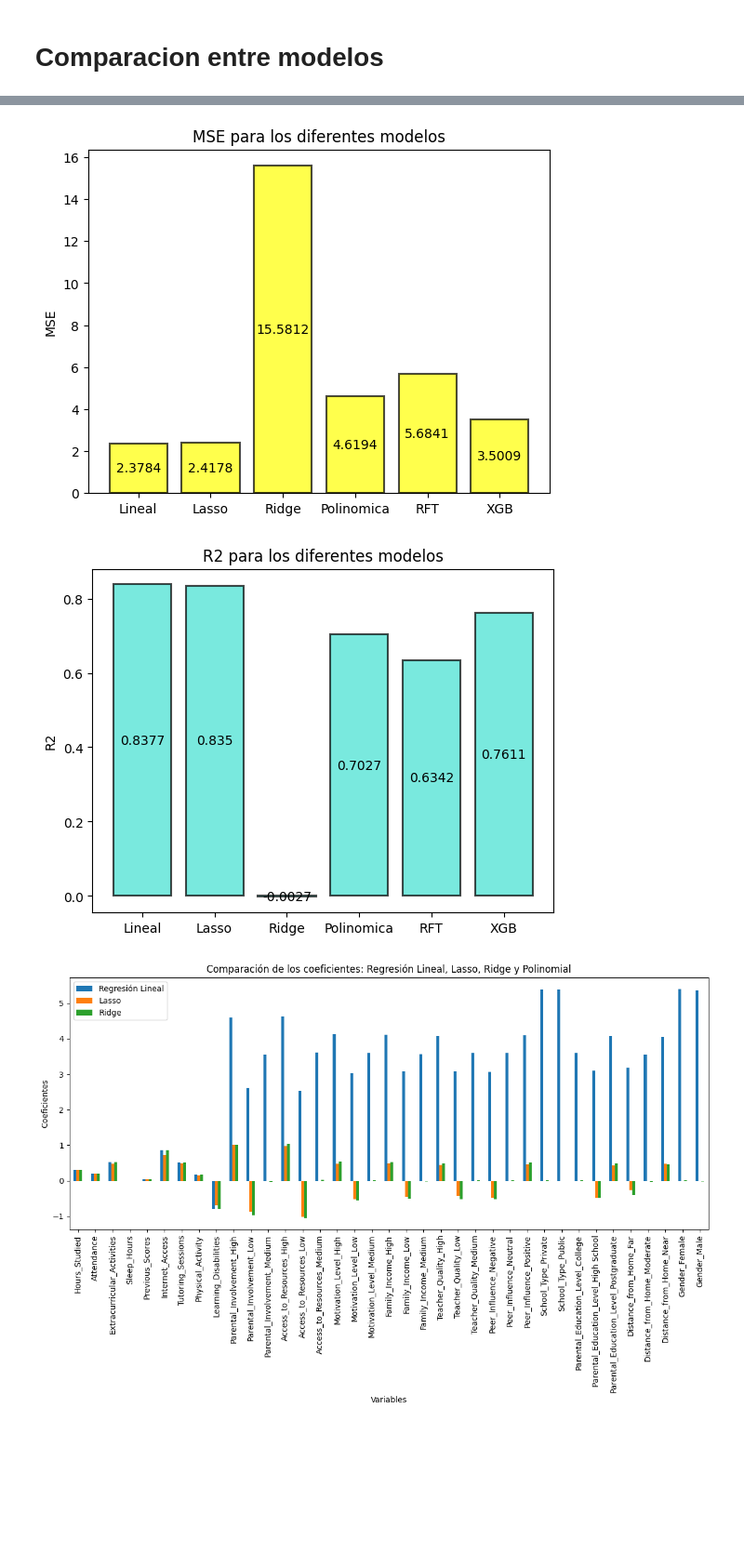
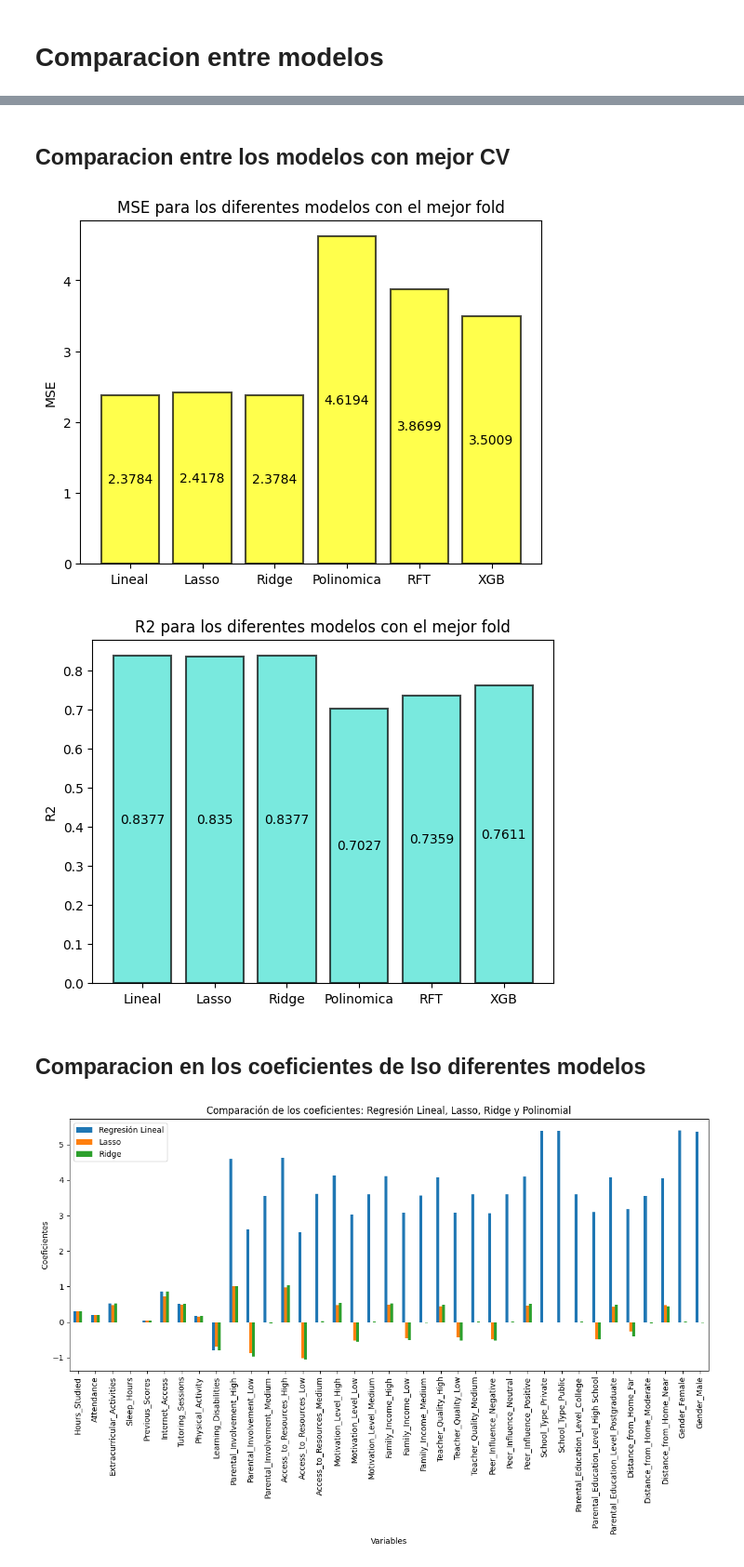
Before and after one commit to MatiasdeBuren/Final-Modelos-y-Simulacion, a Jupyter notebook: modelosFinal.ipynb, the cells around one changed output, grey strips where cells are left out. Shown at 93% size. Saved outputs shown, nothing was run; the diff lists cells and outputs as text; code cells hidden in the pictures; blank space fills up the shorter version.

```diff
--- a/modelosFinal.ipynb
+++ b/modelosFinal.ipynb
@@ -481,12 +564,18 @@ y_train = y[:int(0.8*len(y))]
 y_test = y[int(0.8*len(y)):]
 PolynomialFeatures = PolynomialFeatures(2)
 X_poly = PolynomialFeatures.fit_transform(X)
+X_poly_train, X_poly_test, y_train, y_test = train_test_split(X_poly, y, test_size=0.2, random_state=42)
 
-polimicoBestCV = sm.OLS(y_train, x_train).fit()
-predictions = polimicoBestCV.predict(x_test)
+polimicoBestCV = sm.OLS(y_train, X_poly_train).fit()
+predictions = polimicoBestCV.predict(X_poly_test)
 polimicoBestCVMSE = mean_squared_error(y_test, predictions)
 polimicoBestCVR2 = r2_score(y_test, predictions)
+
 coeficientes_polynomial = polimicoBestCV.params[:len(x_train.columns)]
+
 print('MSE:', polimicoBestCVMSE)
 print('R2:', polimicoBestCVR2)
+
+for i in range(len(coeficientes_polynomial)):
+    print(f'{X.columns[i]}: {coeficientes_polynomial[i]}')
 # %% [output]
@@ -541,12 +645,12 @@ R2: 0.837707473462215
 # %% [markdown]
 ## RFT con mejores hiperparametros y el promedio CV
 # %%
-RFTMeanCV = RandomForestRegressor(max_depth=20, min_samples_leaf=4, min_samples_split=2, n_estimators=200)
+# RFTMeanCV = RandomForestRegressor(max_depth=20, min_samples_leaf=4, min_samples_split=2, n_estimators=200)
 
 
-RFTMeanCVMSE = np.mean(-cross_val_score(RFTMeanCV, X, y, scoring='neg_mean_squared_error', cv=5))
-RFTMeanCVR2 = np.mean(cross_val_score(RFTMeanCV, X, y, scoring='r2', cv=5))
+# RFTMeanCVMSE = np.mean(-cross_val_score(RFTMeanCV, X, y, scoring='neg_mean_squared_error', cv=5))
+# RFTMeanCVR2 = np.mean(cross_val_score(RFTMeanCV, X, y, scoring='r2', cv=5))
 
 
-print('MSE:', RFTMeanCVMSE)
-print('R2:', RFTMeanCVR2)
+# print('MSE:', RFTMeanCVMSE)
+# print('R2:', RFTMeanCVR2)
@@ -724,0 +828,11 @@ R2: 0.7611070906150025
+# %%
+model_names = ['Lineal', 'Lasso', 'Ridge', 'Polinomica', 'RFT', 'XGB']
+mse = [regresionLinealMeanCVMSE, lassoMeanCVMSE, ridgeMeanCVMSE, polimicoMeanCVMSE, RFTMeanCVMSE, XGBMeanCVMSE]
+
+bars = plt.bar(model_names, mse, color='yellow', alpha=0.7, width=0.8, align='center', edgecolor='black', linewidth=1.5, capsize=0.5, ecolor='black')
+plt.ylabel('MSE')
+plt.title('MSE para los diferentes modelos con la media de CV')
+for bar in bars:
+    yval = bar.get_height()
+    plt.text(bar.get_x() + bar.get_width()/2, yval/2, round(yval, 4), ha='center', va='center', color='black')
+plt.show()
@@ -724,0 +841,10 @@ R2: 0.7611070906150025
+# %%
+r2 = [regresionLinealMeanCVR2, lassoMeanCVR2, ridgeMeanCVR2, polimicoMeanCVR2, RFTMeanCVR2, XGBMeanCVR2]
+
+bars = plt.bar(model_names, r2, color='turquoise', alpha=0.7, width=0.8, align='center', edgecolor='black', linewidth=1.5, capsize=0.5, ecolor='black')
+plt.ylabel('R2')
+plt.title('R2 para los diferentes modelos con la media de CV')
+for bar in bars:
+    yval = bar.get_height()
+    plt.text(bar.get_x() + bar.get_width()/2, yval/2, round(yval, 4), ha='center', va='center', color='black')
+plt.show()
@@ -725,28 +853,33 @@ R2: 0.7611070906150025
+# %% [markdown]
+## Comparacion entre los modelos con mejor CV
 # %%
 model_names = ['Lineal', 'Lasso', 'Ridge', 'Polinomica', 'RFT', 'XGB']
-mse = [mse_regresion_lineal, mse_lasso, mse_ridge, mse_polinomial, mseRFT, mse_xgb]
+mse = [regresionLinealBestCVMSE, lassoBestCVMSE, ridgeBestCVMSE, polimicoBestCVMSE, RFTBestCVMSE, mse_xgb]
 
 bars = plt.bar(model_names, mse, color='yellow', alpha=0.7, width=0.8, align='center', edgecolor='black', linewidth=1.5, capsize=0.5, ecolor='black')
 plt.ylabel('MSE')
-plt.title('MSE para los diferentes modelos')
+plt.title('MSE para los diferentes modelos con el mejor fold')
 for bar in bars:
     yval = bar.get_height()
     plt.text(bar.get_x() + bar.get_width()/2, yval/2, round(yval, 4), ha='center', va='center', color='black')
 plt.show()
 # %% [output]
-[figure, old version]
+[figure, new version]
 # %%
-r2 = [r2_regresion_lineal, r2_lasso, r2_ridge, r2_polinomial, r2RFT, r2_xgb]
+model_names = ['Lineal', 'Lasso', 'Ridge', 'Polinomica', 'RFT', 'XGB']
+r2 = [regresionLinealBestCVR2, lassoBestCVR2, ridgeBestCVR2, polimicoBestCVR2, RFTBestCVR2, r2_xgb]
 
 bars = plt.bar(model_names, r2, color='turquoise', alpha=0.7, width=0.8, align='center', edgecolor='black', linewidth=1.5, capsize=0.5, ecolor='black')
 plt.ylabel('R2')
-plt.title('R2 para los diferentes modelos')
+plt.title('R2 para los diferentes modelos con el mejor fold')
 for bar in bars:
     yval = bar.get_height()
     plt.text(bar.get_x() + bar.get_width()/2, yval/2, round(yval, 4), ha='center', va='center', color='black')
 plt.show()
 # %% [output]
-[figure, old version]
+[figure, new version]
+# %% [markdown]
+## Comparacion en los coeficientes de lso diferentes modelos
 # %%
 import matplotlib.pyplot as plt
 import numpy as np
```
Also changed, not shown: parts of 37 cells of this notebook.
